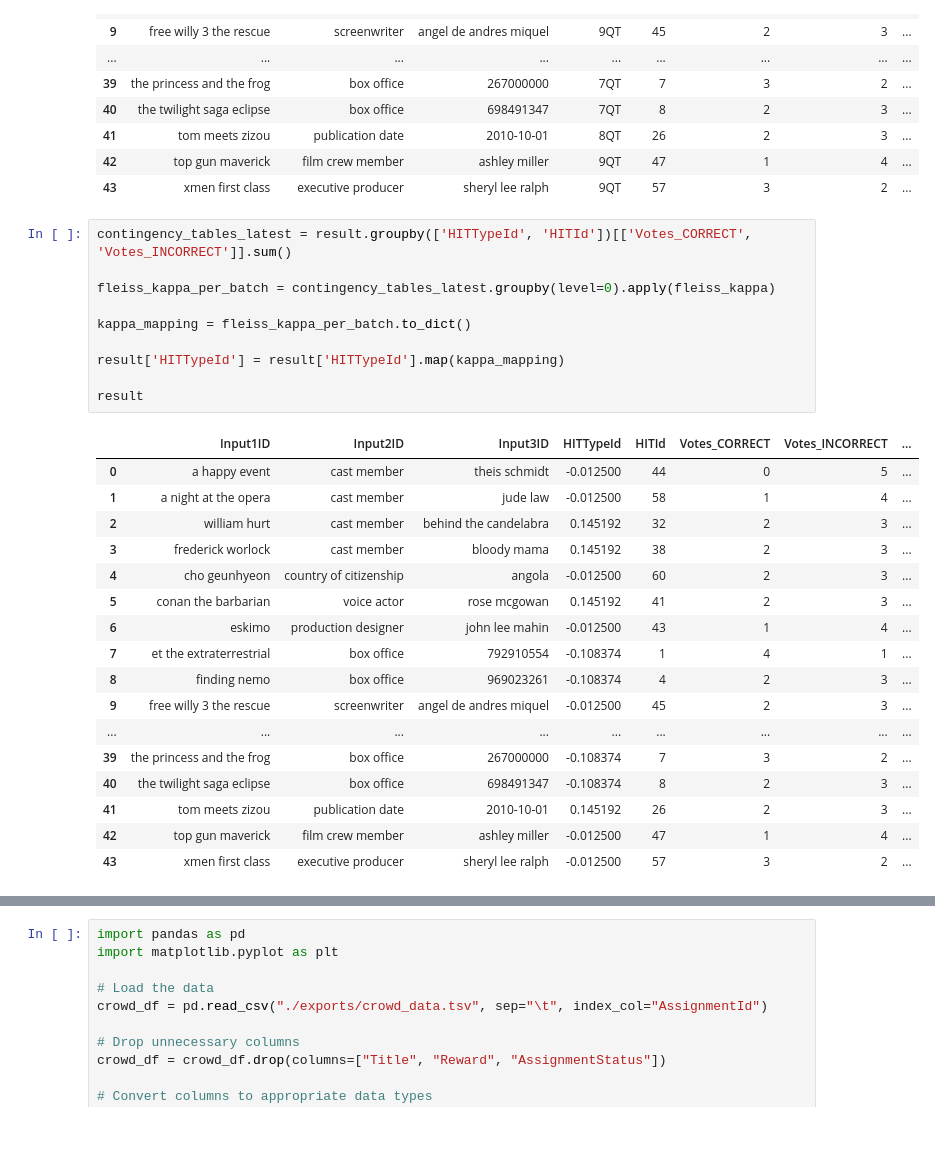
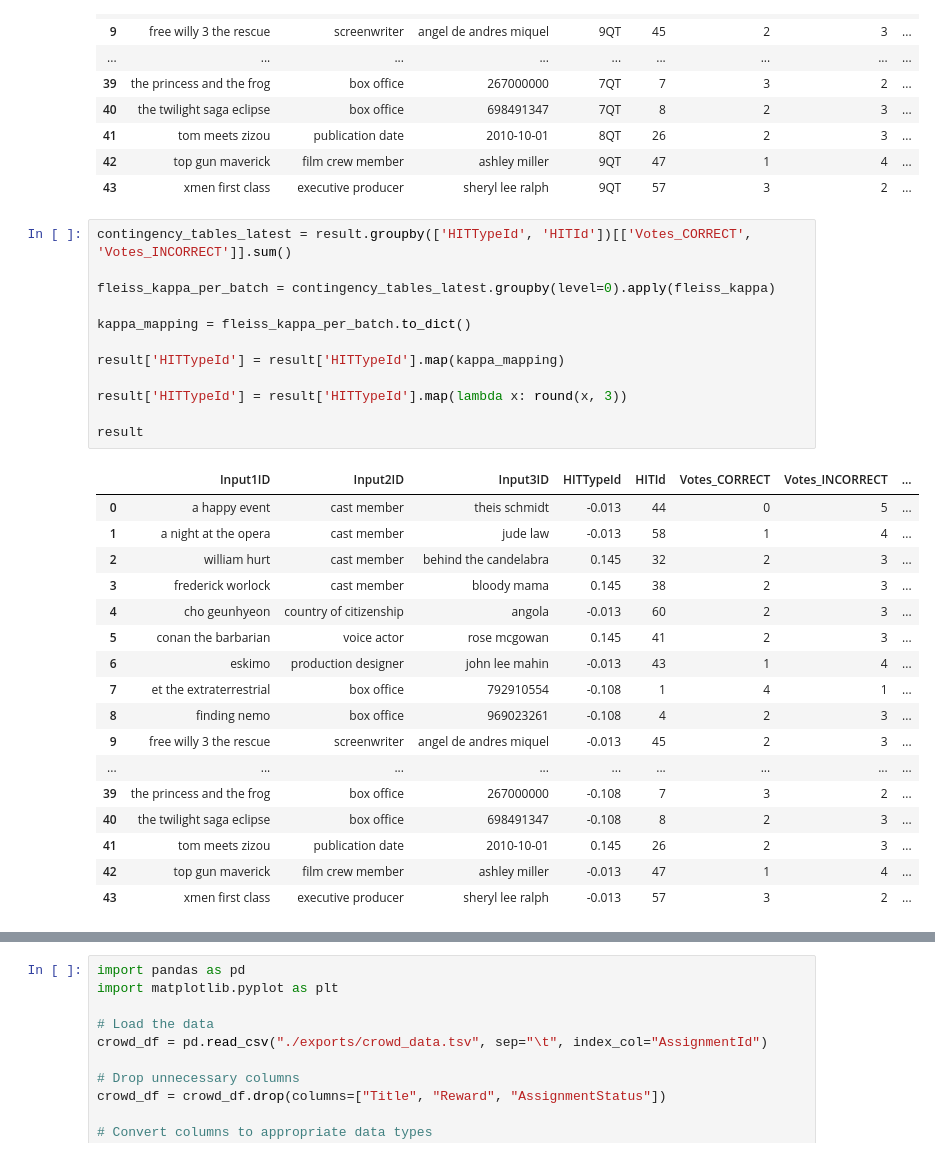
Before and after one commit to random9nessss/HS-24-Advanced-Topics-in-Artificial-Intelligence, a Jupyter notebook: development/crowd_source_2.ipynb, the cells around one changed output, grey strips where cells are left out. Drawn from its saved outputs; the diff is of its cells as text.

```diff
--- a/development/crowd_source_2.ipynb
+++ b/development/crowd_source_2.ipynb
@@ -240,31 +240,33 @@ result
 # %%
 contingency_tables_latest = result.groupby(['HITTypeId', 'HITId'])[['Votes_CORRECT', 'Votes_INCORRECT']].sum()
 
 fleiss_kappa_per_batch = contingency_tables_latest.groupby(level=0).apply(fleiss_kappa)
 
 kappa_mapping = fleiss_kappa_per_batch.to_dict()
 
 result['HITTypeId'] = result['HITTypeId'].map(kappa_mapping)
 
+result['HITTypeId'] = result['HITTypeId'].map(lambda x: round(x, 3))
+
 result
 # %% [output]
 |  | Input1ID | Input2ID | Input3ID | HITTypeId | HITId | Votes_CORRECT | Votes_INCORRECT | ... |
-| 0 | a happy event | cast member | theis schmidt | -0.012500 | 44 | 0 | 5 | ... |
-| 1 | a night at the opera | cast member | jude law | -0.012500 | 58 | 1 | 4 | ... |
-| 2 | william hurt | cast member | behind the candelabra | 0.145192 | 32 | 2 | 3 | ... |
-| 3 | frederick worlock | cast member | bloody mama | 0.145192 | 38 | 2 | 3 | ... |
-| 4 | cho geunhyeon | country of citizenship | angola | -0.012500 | 60 | 2 | 3 | ... |
-| 5 | conan the barbarian | voice actor | rose mcgowan | 0.145192 | 41 | 2 | 3 | ... |
-| 6 | eskimo | production designer | john lee mahin | -0.012500 | 43 | 1 | 4 | ... |
-| 7 | et the extraterrestrial | box office | 792910554 | -0.108374 | 1 | 4 | 1 | ... |
-| 8 | finding nemo | box office | 969023261 | -0.108374 | 4 | 2 | 3 | ... |
-| 9 | free willy 3 the rescue | screenwriter | angel de andres miquel | -0.012500 | 45 | 2 | 3 | ... |
+| 0 | a happy event | cast member | theis schmidt | -0.013 | 44 | 0 | 5 | ... |
+| 1 | a night at the opera | cast member | jude law | -0.013 | 58 | 1 | 4 | ... |
+| 2 | william hurt | cast member | behind the candelabra | 0.145 | 32 | 2 | 3 | ... |
+| 3 | frederick worlock | cast member | bloody mama | 0.145 | 38 | 2 | 3 | ... |
+| 4 | cho geunhyeon | country of citizenship | angola | -0.013 | 60 | 2 | 3 | ... |
+| 5 | conan the barbarian | voice actor | rose mcgowan | 0.145 | 41 | 2 | 3 | ... |
+| 6 | eskimo | production designer | john lee mahin | -0.013 | 43 | 1 | 4 | ... |
+| 7 | et the extraterrestrial | box office | 792910554 | -0.108 | 1 | 4 | 1 | ... |
+| 8 | finding nemo | box office | 969023261 | -0.108 | 4 | 2 | 3 | ... |
+| 9 | free willy 3 the rescue | screenwriter | angel de andres miquel | -0.013 | 45 | 2 | 3 | ... |
 | ... | ... | ... | ... | ... | ... | ... | ... | ... |
-| 39 | the princess and the frog | box office | 267000000 | -0.108374 | 7 | 3 | 2 | ... |
-| 40 | the twilight saga eclipse | box office | 698491347 | -0.108374 | 8 | 2 | 3 | ... |
-| 41 | tom meets zizou | publication date | 2010-10-01 | 0.145192 | 26 | 2 | 3 | ... |
-| 42 | top gun maverick | film crew member | ashley miller | -0.012500 | 47 | 1 | 4 | ... |
-| 43 | xmen first class | executive producer | sheryl lee ralph | -0.012500 | 57 | 3 | 2 | ... |
+| 39 | the princess and the frog | box office | 267000000 | -0.108 | 7 | 3 | 2 | ... |
+| 40 | the twilight saga eclipse | box office | 698491347 | -0.108 | 8 | 2 | 3 | ... |
+| 41 | tom meets zizou | publication date | 2010-10-01 | 0.145 | 26 | 2 | 3 | ... |
+| 42 | top gun maverick | film crew member | ashley miller | -0.013 | 47 | 1 | 4 | ... |
+| 43 | xmen first class | executive producer | sheryl lee ralph | -0.013 | 57 | 3 | 2 | ... |
 # %%
 result.replace("NaN", np.nan, inplace=True)
 filtered_result = result.dropna(subset=["Corrections_Predicate", "Corrections_Object"], how='all')
```
Also changed, not shown: parts of 2 cells of this notebook, 1 other file.
